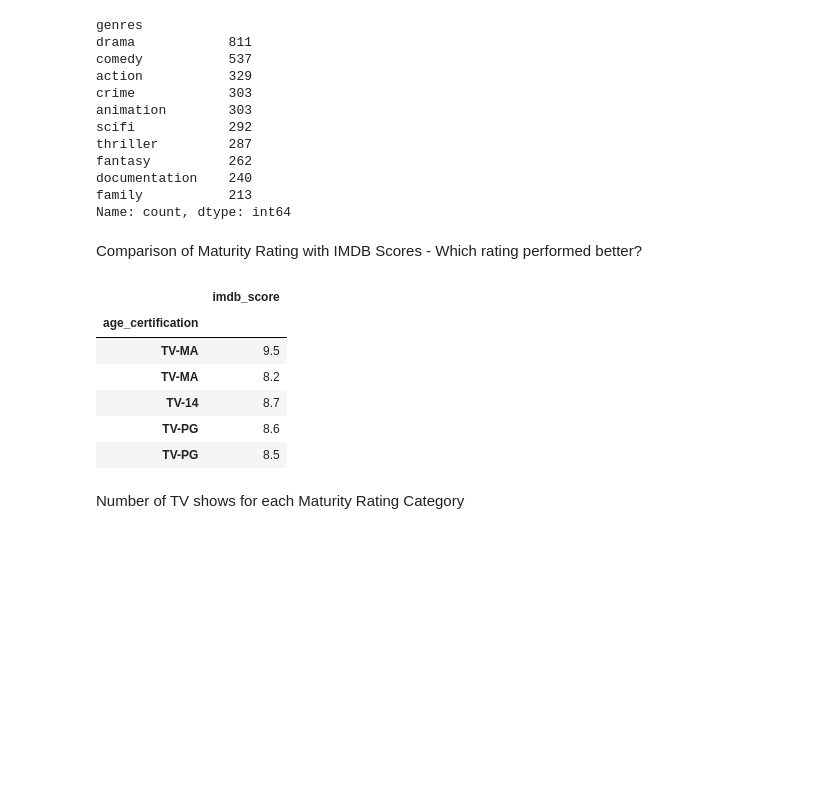
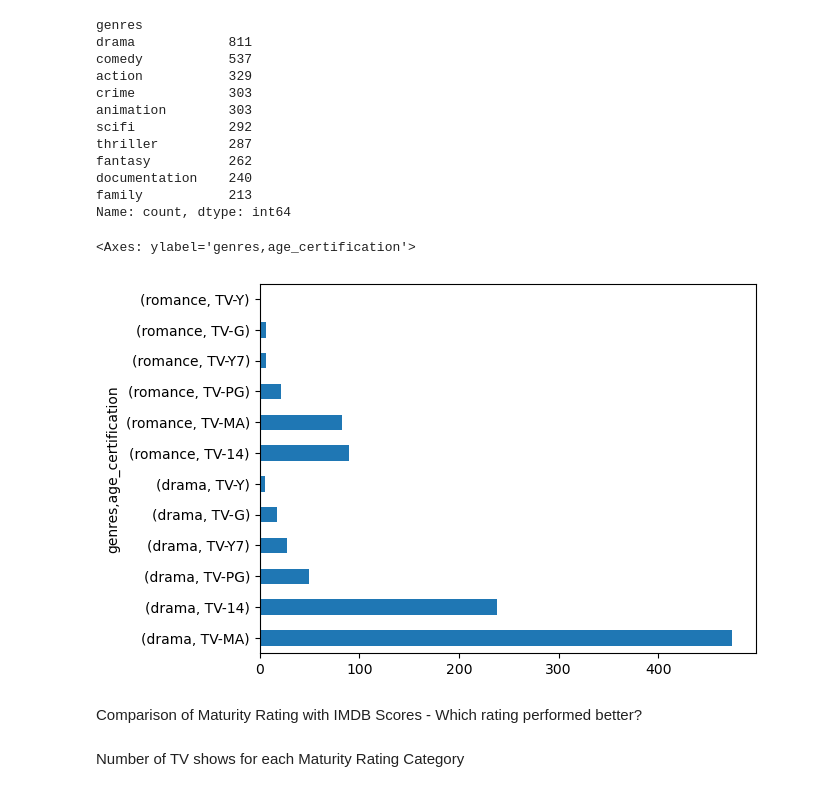
Before and after one commit to NidaB-C/NetflixEDA, a Jupyter notebook: Ammarah-Question1/notebook.ipynb, the cells around one changed output. Saved outputs shown, nothing was run; the diff lists cells and outputs as text; code cells hidden in the pictures; blank space fills up the shorter version.

```diff
--- a/Ammarah-Question1/notebook.ipynb
+++ b/Ammarah-Question1/notebook.ipynb
@@ -72,0 +60,5 @@ rating_genres.head()
+# %%
+# Filter DataFrame to display age certification and genre count
+rating_genres = exploded_genres[["age_certification", "genres"]].value_counts(ascending=False)
+
+rating_genres.head(20)
@@ -89,33 +101,24 @@ documentation    240
 family           213
 Name: count, dtype: int64
 # %%
+# Calculate number of maturity ratings of one genre
+rating_genres[["drama", "romance"]].plot(kind="barh", stacked=True)
+
+
 # Calculate the number of shows for each maturity rating within the top 10 genres
 
 
 # Configure stacked bar chart
-
+#figure1 = rating_genres.plot.barh(stacked="True", figsize=(10,10))
 
 # xaxis= number of shows
 # yaxis = genre categories
 # 6 maturity rating categories colour coded
+# %% [output]
+<Axes: ylabel='genres,age_certification'>
+[figure, added]
 # %% [markdown]
 Comparison of Maturity Rating with IMDB Scores - Which rating performed better?
-# %%
-# Filter DataFrame for charting
-rating_imdb = netflix_years[["age_certification", "imdb_score"]]
-
-# Set index to age_certification for labelling
-rating_imdb = rating_imdb.set_index("age_certification")
-
-rating_imdb.head()
-# %% [output]
-|  | imdb_score |
-| age_certification |  |
-| TV-MA | 9.5 |
-| TV-MA | 8.2 |
-| TV-14 | 8.7 |
-| TV-PG | 8.6 |
-| TV-PG | 8.5 |
 # %% [markdown]
 Number of TV shows for each Maturity Rating Category
 # %%
```
Also changed, not shown: parts of 11 cells of this notebook.
